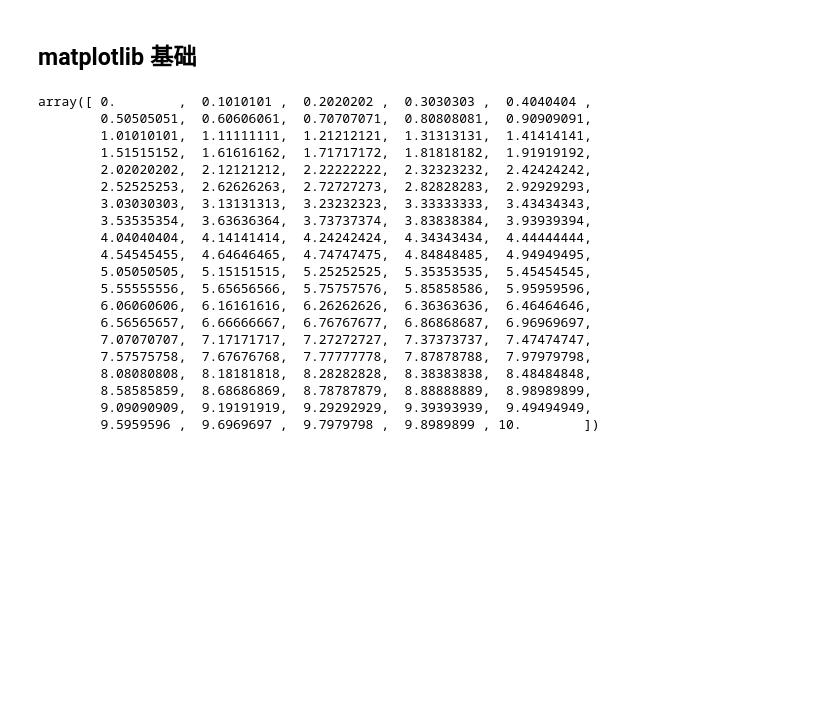
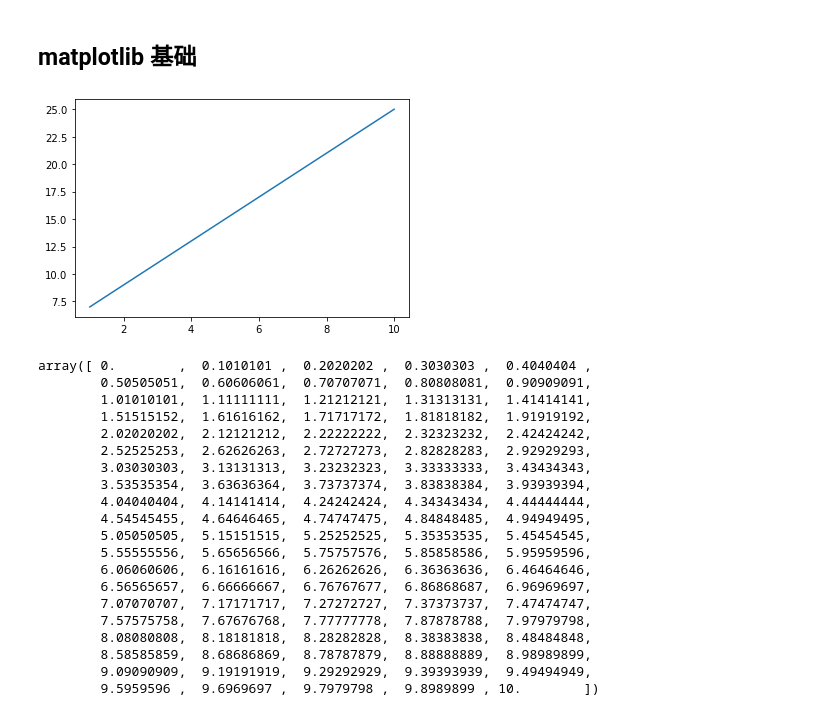
Before and after one commit to pipo-chen/python-machine-learning, a Jupyter notebook: matplotlib_test.ipynb, the cells around one changed output. Saved outputs shown, nothing was run; the diff lists cells and outputs as text; code cells hidden in the pictures; blank space fills up the shorter version.

```diff
--- a/matplotlib_test.ipynb
+++ b/matplotlib_test.ipynb
@@ -6 +8,9 @@ import matplotlib.pyplot as plt
+# %%
+#创建一个 2 * x + 5 的函数
+x = np.arange(1,11)
+y = 2 * x + 5
+plt.plot(x, y)
+plt.show()
+# %% [output]
+[figure, added]
 # %%
```
Also changed, not shown: parts of 14 cells of this notebook, 4 other files.
